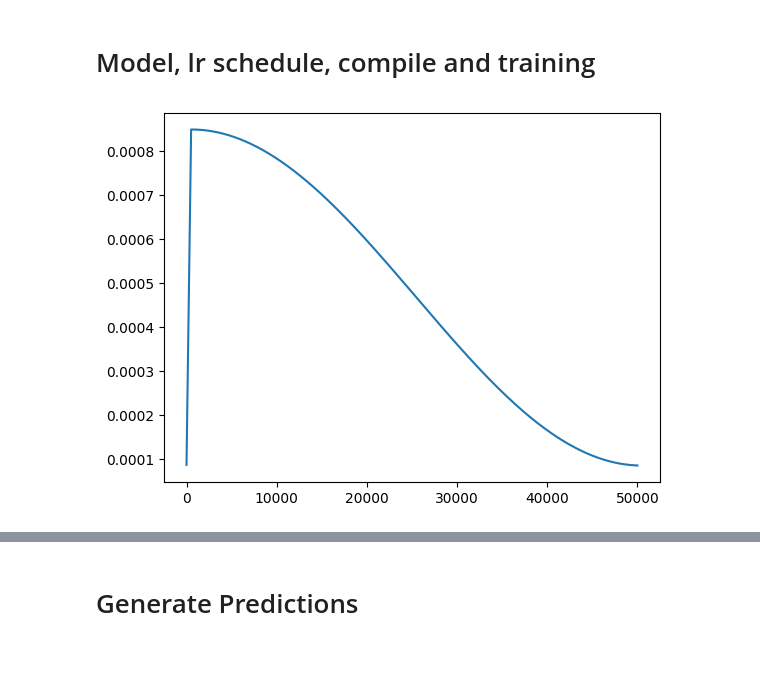
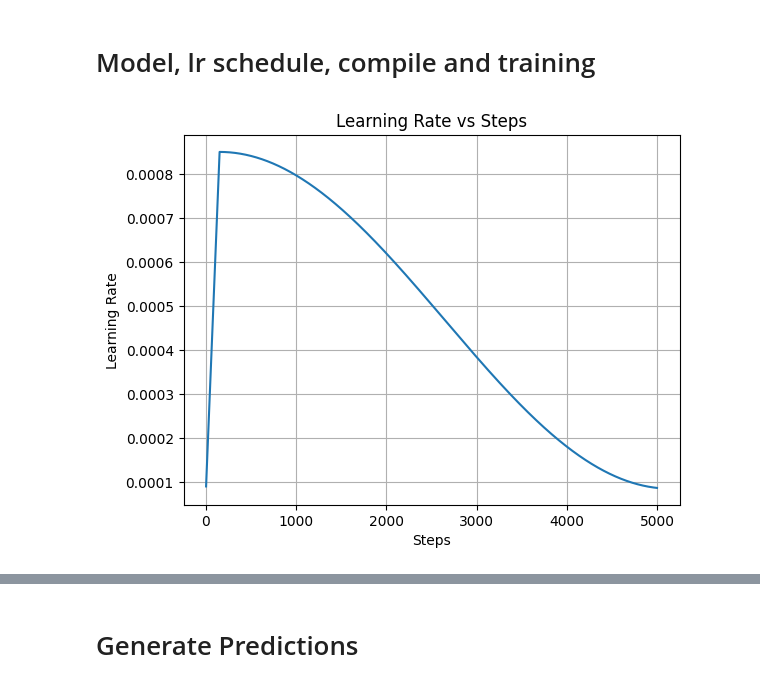
Before and after one commit to VachanVY/gpt.jax, a Jupyter notebook: GPT_shakespeare_6M.ipynb, the cells around one changed output, grey strips where cells are left out. Saved outputs shown, nothing was run; the diff lists cells and outputs as text; code cells hidden in the pictures; blank space fills up the shorter version.

```diff
--- a/GPT_shakespeare_6M.ipynb
+++ b/GPT_shakespeare_6M.ipynb
@@ -404,25 +404,23 @@ plt.show()
 @dataclass
 class TArgs:
     "Training Arguments"
-    checkpoint:str = "weights/gpt_shakespeare1/Epoch{epoch}.weights.h5"
     steps_per_epoch:int = 250
-    patience:int = 10 # was 20, changed to 10
+    patience:int = 10
 
     batch_size:int = 128
-    num_steps:int = 50_000 # very very much more than enough, but early stopping with restore best weights for rescue!
+    num_steps:int = 5000
     epochs:int = num_steps//steps_per_epoch
 
     init_lr:float = 1e-7
     max_lr:float = 8.5e-4
     min_lr:float = 0.1*max_lr
-    warmup_steps:int = 500
+    warmup_steps:int = 150
     decay_steps:int = num_steps
 
     beta1:float = 0.9
     beta2:float = 0.99
     clipvalue:float = 1e0
     weight_decay:float = 1e-1
-    num_grad_accumalation_steps:int = 4
 # %%
 data = encode(shakespeare_text)
 datasets = {"train": to_dataset(data[:1_000_000], length=GPTArgs.max_context_length, shuffle=True, batch_size=TArgs.batch_size, seed=42).repeat(5).shuffle(10000), # ~90%split
@@ -443,11 +441,15 @@ learning_rate = nn.optimizers.schedules.CosineDecay(
 # %%
 steps = jnp.arange(1, TArgs.num_steps+1)
 lrs = jax.vmap(learning_rate)(steps)
 
 plt.plot(steps, lrs); del lrs, steps
+plt.grid(True)
+plt.xlabel("Steps")
+plt.ylabel("Learning Rate")
+plt.title("Learning Rate vs Steps")
 plt.show()
 # %% [output]
-[figure, old version]
+[figure, new version]
 # %%
 model.compile(
     optimizer=nn.optimizers.AdamW(
```
Also changed, not shown: parts of 13 cells of this notebook, 8 other files.
